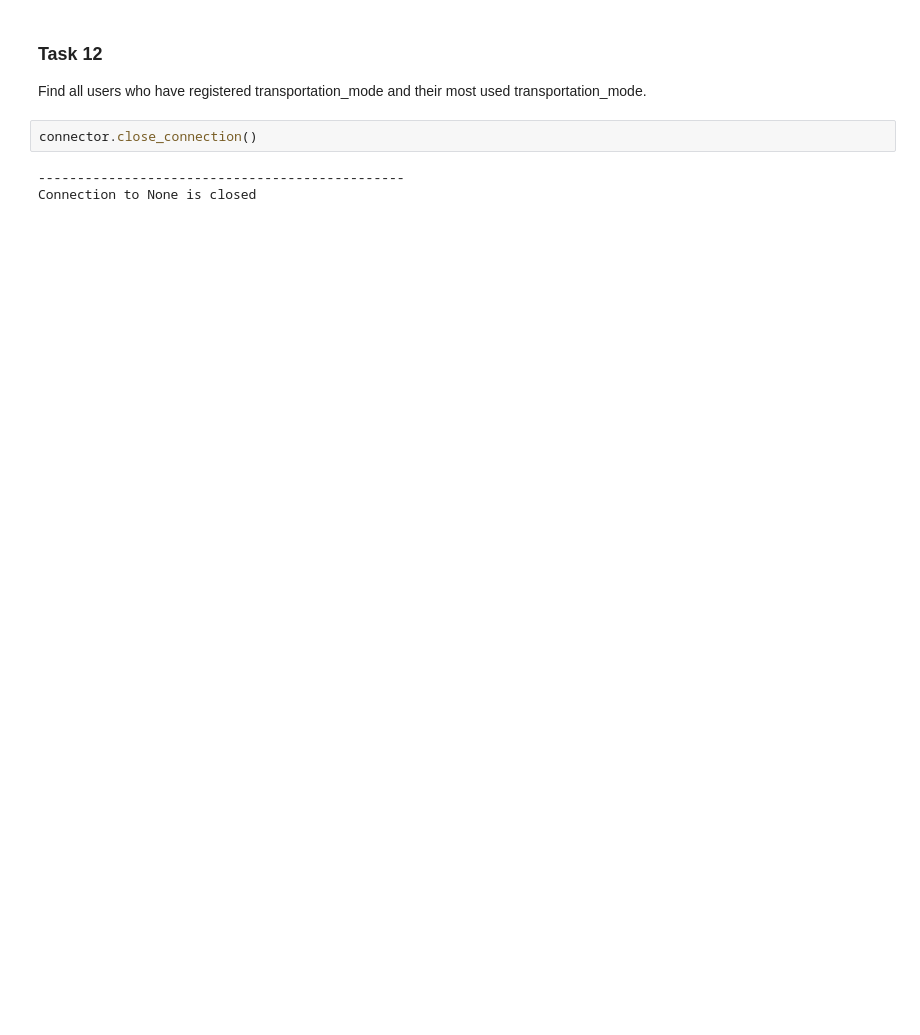
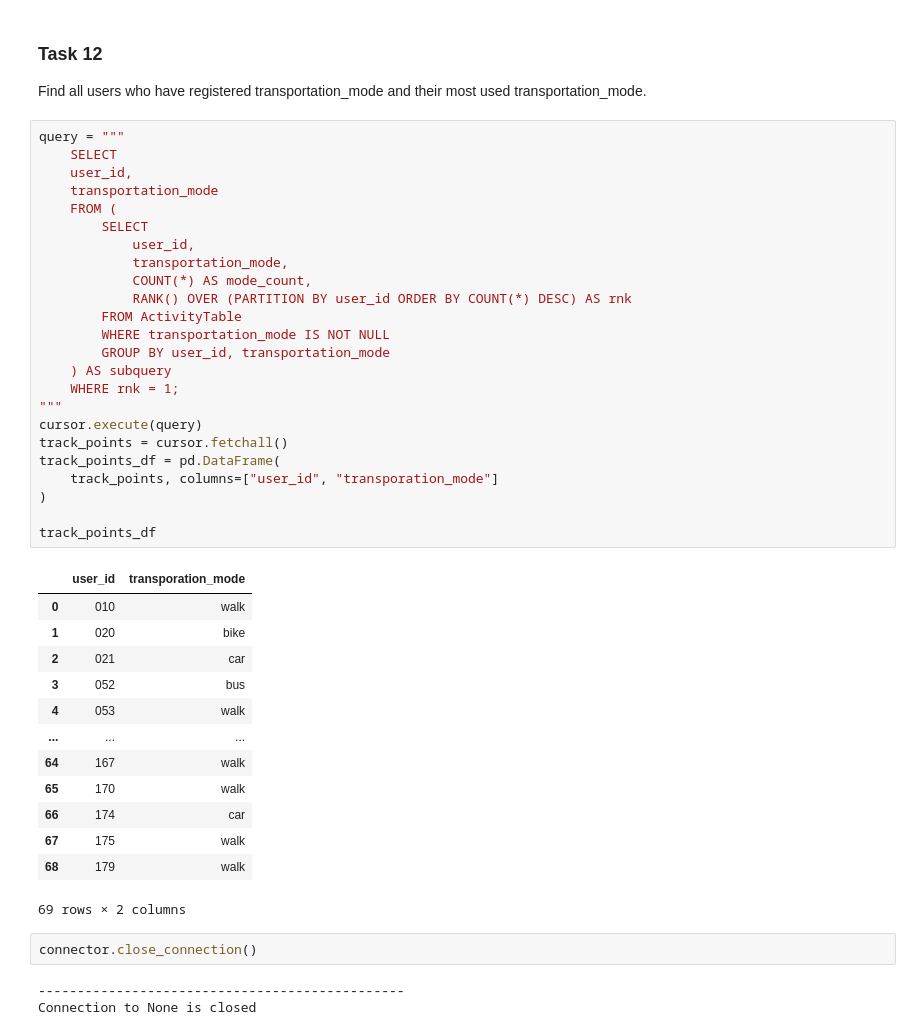
Before and after one commit to mathiasraa/tdt4225-mysql, a Jupyter notebook: notebooks/queries.ipynb, the cells around one changed output. Drawn from its saved outputs; the diff is of its cells as text; blank space fills up the shorter version.

```diff
--- a/notebooks/queries.ipynb
+++ b/notebooks/queries.ipynb
@@ -580,6 +515,44 @@ invalid_activities.drop_duplicates().groupby("user_id").count().reset_index()
 ### Task 12
 Find all users who have registered transportation_mode and their most used
 transportation_mode.
+# %%
+query = """
+    SELECT
+    user_id,
+    transportation_mode
+    FROM (
+        SELECT
+            user_id,
+            transportation_mode,
+            COUNT(*) AS mode_count,
+            RANK() OVER (PARTITION BY user_id ORDER BY COUNT(*) DESC) AS rnk
+        FROM ActivityTable
+        WHERE transportation_mode IS NOT NULL
+        GROUP BY user_id, transportation_mode
+    ) AS subquery
+    WHERE rnk = 1;
+"""
+cursor.execute(query)
+track_points = cursor.fetchall()
+track_points_df = pd.DataFrame(
+    track_points, columns=["user_id", "transporation_mode"]
+)
+
+track_points_df
+# %% [output]
+|  | user_id | transporation_mode |
+| 0 | 010 | walk |
+| 1 | 020 | bike |
+| 2 | 021 | car |
+| 3 | 052 | bus |
+| 4 | 053 | walk |
+| ... | ... | ... |
+| 64 | 167 | walk |
+| 65 | 170 | walk |
+| 66 | 174 | car |
+| 67 | 175 | walk |
+| 68 | 179 | walk |
+69 rows × 2 columns
 # %%
 connector.close_connection()
 # %% [output]
```
Also changed, not shown: parts of 20 cells of this notebook.
